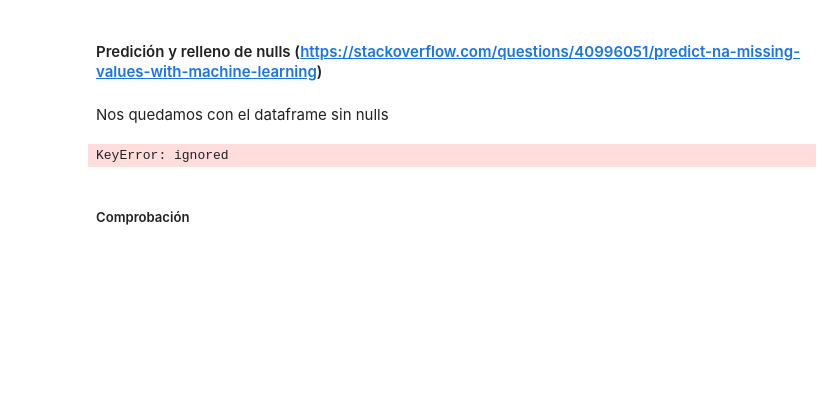
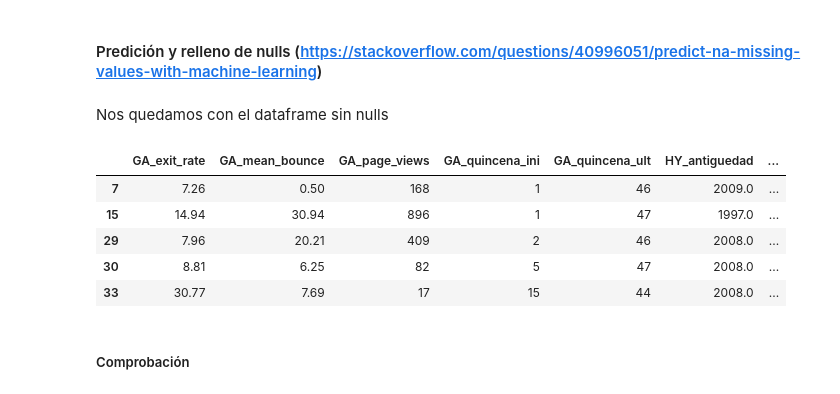
Before and after one commit to Blijf/Datathon, a Jupyter notebook: Datathon_colab.ipynb, the cells around one changed output. Cells and saved outputs as stored; diff of their text form; code cells hidden in the pictures; blank space fills up the shorter version.

```diff
--- a/Datathon_colab.ipynb
+++ b/Datathon_colab.ipynb
@@ -174,31 +192,32 @@ s_df_model=s_df_model.drop(['HY_cert_energ'],axis=1)
 # %% [markdown]
 Nos quedamos con el dataframe sin nulls
 # %%
-target_column='HY_metros_utiles'
-index_of_target = s_df_model.columns.get_loc(target_column)
-#Separamos en notNans y nans
-notnans= s_df_model.notnull().all(axis=1)
-df_notnans= s_df_model[notnans]
-df_nans= s_df_model.loc[~notnans]
-df_nans=no_desired_columns(s_df_model,target_column)
-df_nans=df_nans.fillna(df_nans.mean())
+nulls_columns=s_df_model.columns[s_df_model.isna().any()]
 
-#Objetivo y predcitores para el clasificador
-predictors=no_desired_columns(df_notnans,target_column)
-target=df_notnans[target_column]
+for i in nulls_columns:
+  target_column=i
+  index_of_target = s_df_model.columns.get_loc(target_column)
+  #Separamos en notNans y nans
+  notnans= s_df_model.notnull().all(axis=1)
+  df_notnans= s_df_model[notnans]
+  df_nans= s_df_model.loc[~notnans]
+  df_nans=no_desired_columns(df_nans,target_column)
 
-#Clasificador
-regtree= DecisionTreeRegressor(min_samples_split=25,min_samples_leaf=1,random_state=None)
-regtree.fit(predictors,target)
+  #Rellenamos los nans con la media
+  df_nans=df_nans.fillna(df_nans.mean())
 
-#Predicción
-to_predict= df_nans
-name_pred_column=target_column+"_pred"
-to_predict[name_pred_column]= regtree.predict(to_predict)
+  #Objetivo y predcitores para el clasificador
+  predictors=no_desired_columns(df_notnans,target_column)
+  target=df_notnans[target_column]
 
-#Concatenamos el df de predecido y el original sin nans
-pd.concat([df_model, df_esti],axis=0)
+  #Clasificador
+  regtree= DecisionTreeRegressor(min_samples_split=25,min_samples_leaf=1,random_state=None)
+  regtree.fit(predictors,target)
 
-s_df_model.join(to_predict)
+  #Predicción
+  to_predict= df_nans
+  name_pred_column=target_column
+  to_predict[name_pred_column]= regtree.predict(to_predict)
+
+  #Concatenamos el df de predecido y el original sin nans
+  s_df_model=pd.concat([df_notnans, to_predict],axis=0)
-# %% [output]
-KeyError: ignored
@@ -212,3 +224,12 @@ mae_regtree=mean_absolute_error(to_predict[target_column],to_predict[name_pred_c
+# %%
+s_df_model.head()
+# %% [output]
+|  | GA_exit_rate | GA_mean_bounce | GA_page_views | GA_quincena_ini | GA_quincena_ult | HY_antiguedad | ... |
+| 7 | 7.26 | 0.50 | 168 | 1 | 46 | 2009.0 | ... |
+| 15 | 14.94 | 30.94 | 896 | 1 | 47 | 1997.0 | ... |
+| 29 | 7.96 | 20.21 | 409 | 2 | 46 | 2008.0 | ... |
+| 30 | 8.81 | 6.25 | 82 | 5 | 47 | 2008.0 | ... |
+| 33 | 30.77 | 7.69 | 17 | 15 | 44 | 2008.0 | ... |
 # %%
 #s_df_model['TARGET']=s_df_model['TARGET'].fillna(-1)#en ele caso de que cojamos la parte de estimación también
 # %% [markdown]
```
Also changed, not shown: parts of 16 cells of this notebook.
